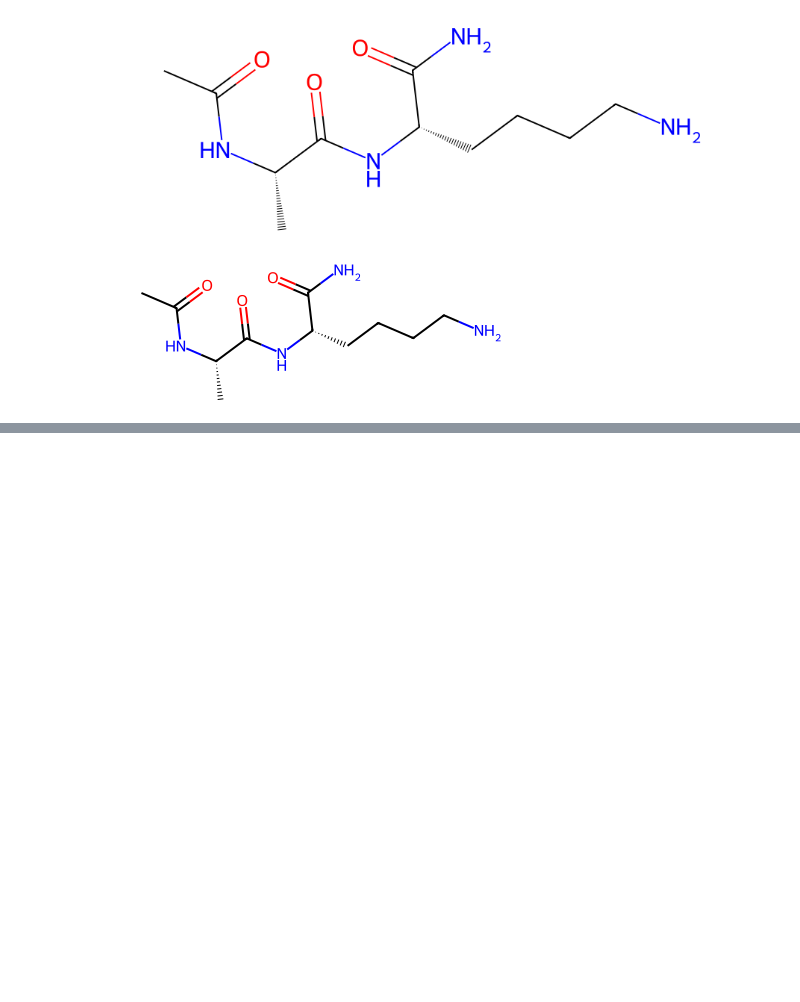
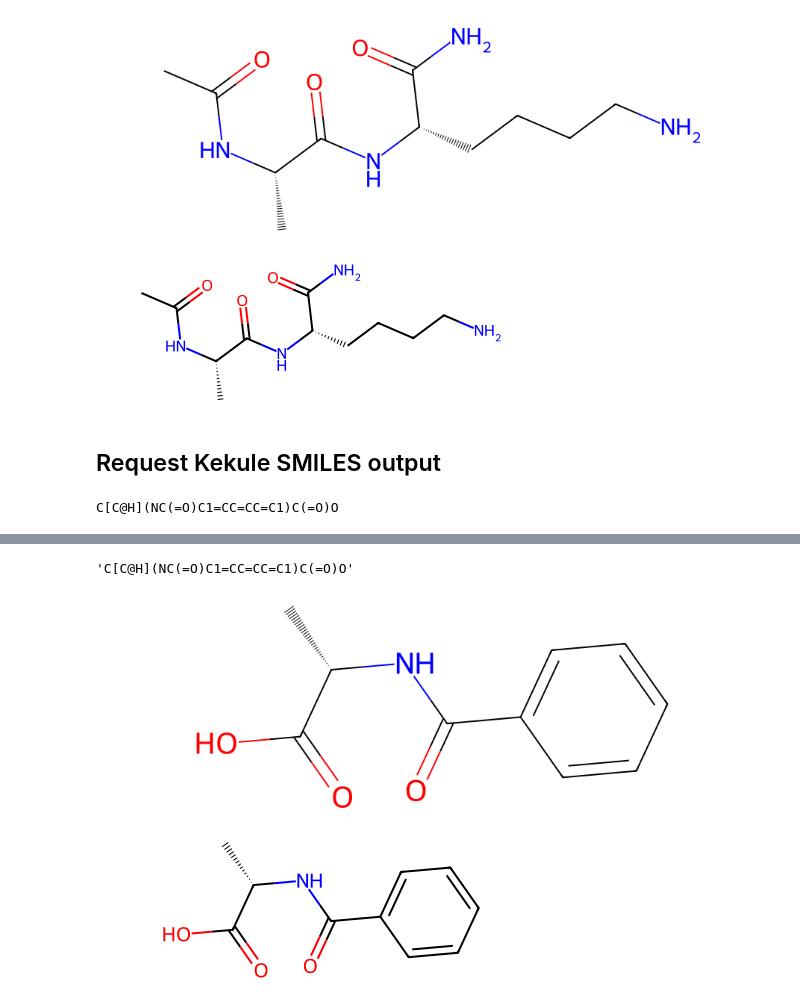
Before and after one commit to DragonDescentZerotsu/PepLink, a Jupyter notebook: examples/quick_start.ipynb, the cells around one changed output, grey strips where cells are left out. Drawn from its saved outputs; the diff is of its cells as text; code cells hidden in the pictures; blank space fills up the shorter version.

Commit message:
kekule support

```diff
--- a/examples/quick_start.ipynb
+++ b/examples/quick_start.ipynb
@@ -866,3 +866,16 @@ show_smiles(smiles)
 'CC(=O)N[C@@H](C)C(=O)N[C@@H](CCCCN)C(N)=O'
 [figure]
 [figure]
+# %% [markdown]
+## Request Kekule SMILES output
+# %%
+kekule_smiles = aa_seqs_to_smiles(
+    "A",
+    n_terminal="Bz",
+    n_terminal_overrides={"Bz": "O=C(O)C1=CC=CC=C1"},
+    kekule_smiles=True,
+)
+print(kekule_smiles)
+show_smiles(kekule_smiles)
+# %% [output]
+C[C@H](NC(=O)C1=CC=CC=C1)C(=O)O
@@ -868,0 +893,3 @@ show_smiles(smiles)
+'C[C@H](NC(=O)C1=CC=CC=C1)C(=O)O'
+[figure, added]
+[figure, added]
```
Also changed, not shown: parts of 1 cell of this notebook, 5 other files.
